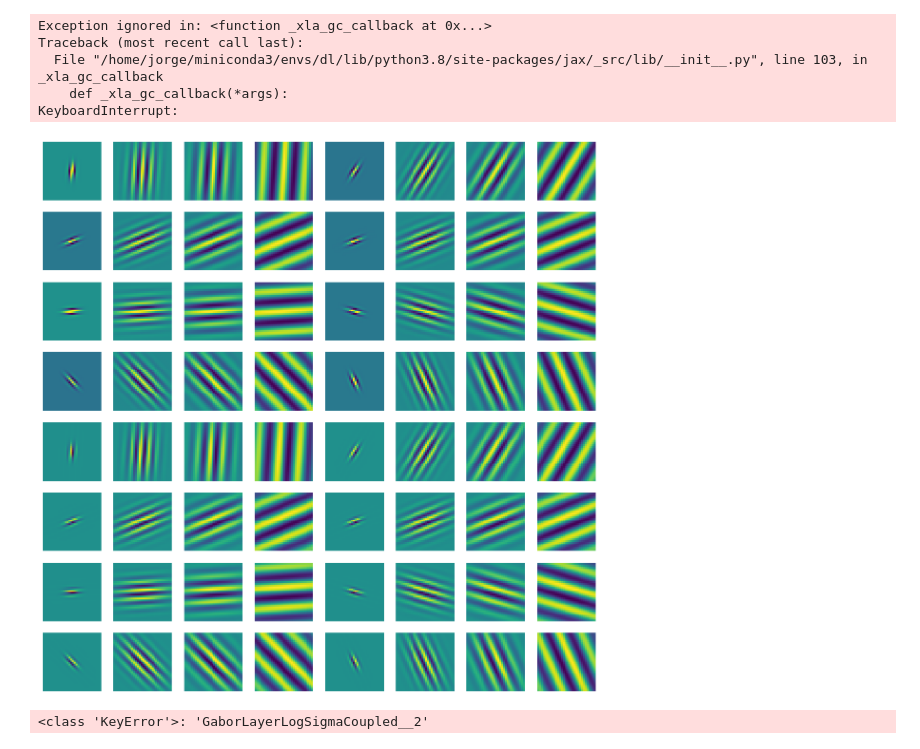
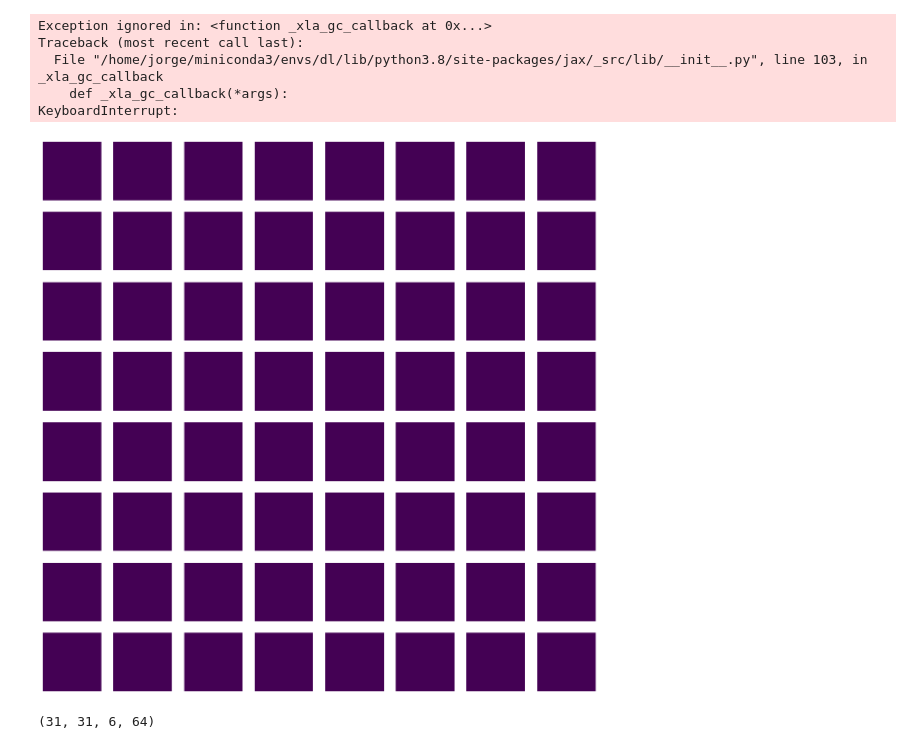
Before and after one commit to Jorgvt/perceptnet, a Jupyter notebook: Notebooks/13_JaX/13_03_V15/13_03_00_PerceptNet15.ipynb, the cells around one changed output. Drawn from its saved outputs; the diff is of its cells as text; code cells hidden in the pictures.

Commit message:
replacement

```diff
--- a/Notebooks/13_JaX/13_03_V15/13_03_00_PerceptNet15.ipynb
+++ b/Notebooks/13_JaX/13_03_V15/13_03_00_PerceptNet15.ipynb
@@ -473,3 +356,19 @@ FrozenDict({
+# %%
+state = state.replace(params=unfreeze(state.params))
+
+# ## DN 0 (Gamma)
+state.params["GDN_0"]["Conv_0"]["bias"] = jnp.ones_like(state.params["GDN_0"]["Conv_0"]["bias"])*0.1
+state.params["GDN_0"]["Conv_0"]["kernel"] = jnp.ones_like(state.params["GDN_0"]["Conv_0"]["kernel"])*0.5
+
+## Center Surround
+state.params["CenterSurroundLogSigmaK_0"]["K"] = jnp.array([1.1,1.01,1.01,
+                                                            1.01,1.1,1.01,
+                                                            1.01,1.01,1.1])
+state.params["CenterSurroundLogSigmaK_0"]["A"] = jnp.array([1.,0.,0.,
+                                                            0.,1.,0.,
+                                                            0.,0.,1.])
+
+state = state.replace(params=freeze(state.params))
 # %%
 pred, _ = state.apply_fn({"params": state.params, **state.state}, jnp.ones(shape=(1,384,512,3)), train=True, mutable=list(state.state.keys()))
 __ = jax.tree_util.tree_map(lambda x: plot_filters(x), _)
@@ -491,6 +393,10 @@ from functools import partial
 @jax.jit
 def forward(state, inputs):
     return state.apply_fn({"params": state.params, **state.state}, inputs, train=False)
+# %%
+@jax.jit
+def forward_intermediates(state, inputs):
+    return state.apply_fn({"params": state.params, **state.state}, inputs, train=False, capture_intermediates=True)
 # %%
 %%time
 outputs = forward(state, batch[0])
@@ -502,4 +408,4 @@ Wall time: 11.5 s
 # %%
 %%time
-s1 = train_step(state, batch)
+s1, grads = train_step(state, batch, return_grads=True)
 # %% [output]
@@ -512,9 +418,11 @@ Wall time: 25.7 s
 for epoch in range(config.EPOCHS):
     ## Training
     for batch in dst_train_rdy.as_numpy_iterator():
-        state = train_step(state, batch)
+        state, grads = train_step(state, batch, return_grads=True)
         state = state.replace(params=clip_layer(state.params, "GDN", a_min=0))
         state = state.replace(params=clip_param(state.params, "A", a_min=0))
+        state = state.replace(params=clip_param(state.params, "K", a_min=1+1e-5))
+        wandb.log({f"{k}_grad": wandb.Histogram(v) for k, v in flatten_params(grads).items()}, commit=False)
         # state = compute_metrics(state=state, batch=batch)
         # break
 
@@ -533,11 +441,15 @@ for epoch in range(config.EPOCHS):
         metrics_history[f"val_{name}"].append(value)
     state = state.replace(metrics=state.metrics.empty())
 
+    ## Obtain activations of last validation batch
+    _, extra = forward_intermediates(state, batch[0])
+
     ## Checkpointing
     if metrics_history["val_loss"][-1] <= min(metrics_history["val_loss"]):
         orbax_checkpointer.save(os.path.join(wandb.run.dir, "model-best"), state, save_args=save_args, force=True) # force=True means allow overwritting.
 
     wandb.log({f"{k}": wandb.Histogram(v) for k, v in flatten_params(state.params).items()}, commit=False)
+    wandb.log({f"{k}": wandb.Histogram(v) for k, v in flatten_params(extra["intermediates"]).items()}, commit=False)
     wandb.log({"epoch": epoch+1, **{name:values[-1] for name, values in metrics_history.items()}})
     print(f'Epoch {epoch} -> [Train] Loss: {metrics_history["train_loss"][-1]} [Val] Loss: {metrics_history["val_loss"][-1]}')
     # break
@@ -577,16 +489,16 @@ import matplotlib.pyplot as plt
 # %%
 fig, axes = plt.subplots(8,8, figsize=(15,15))
 for i, ax in enumerate(axes.ravel()):
-    ax.imshow(state.state["precalc_filter"]["GaborLayerLogSigmaCoupled__0"]["kernel"][:,:,0,i])
+    ax.imshow(state.state["precalc_filter"]["GaborLayerLogSigma__0"]["kernel"][:,:,0,i])
     ax.axis("off")
 plt.show()
 # %% [output]
-[figure, old version]
+[figure, new version]
 # %%
-kernel = state.state["precalc_filter"]["GaborLayerLogSigmaCoupled__2"]["kernel"]
+kernel = state.state["precalc_filter"]["GaborLayerLogSigma_0"]["kernel"]
 kernel.shape
 # %% [output]
-<class 'KeyError'>: 'GaborLayerLogSigmaCoupled__2'
+(31, 31, 6, 64)
 # %%
 kernel_f_fft = jnp.fft.fftn(kernel[:,:,0,:], axes=(0,1))
 kernel_f_fft = jnp.fft.fftshift(kernel_f_fft)
```
Also changed, not shown: parts of 38 cells of this notebook.
